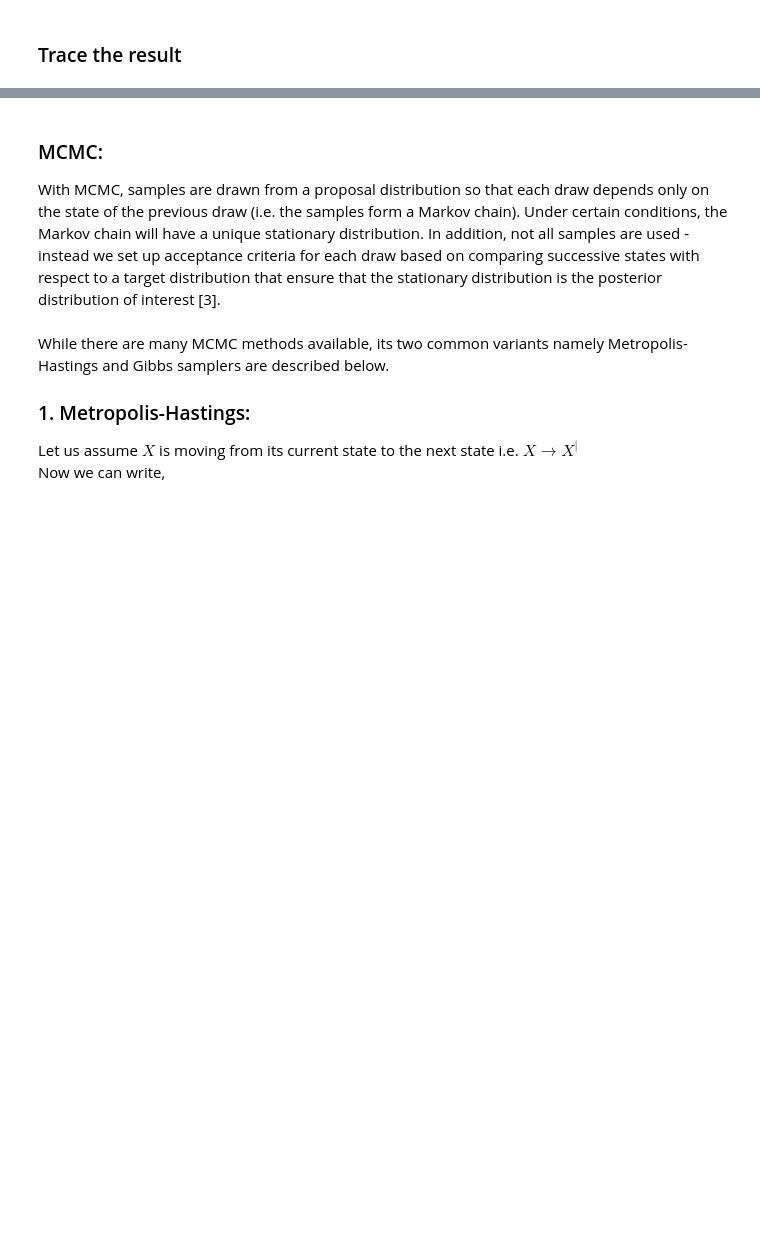
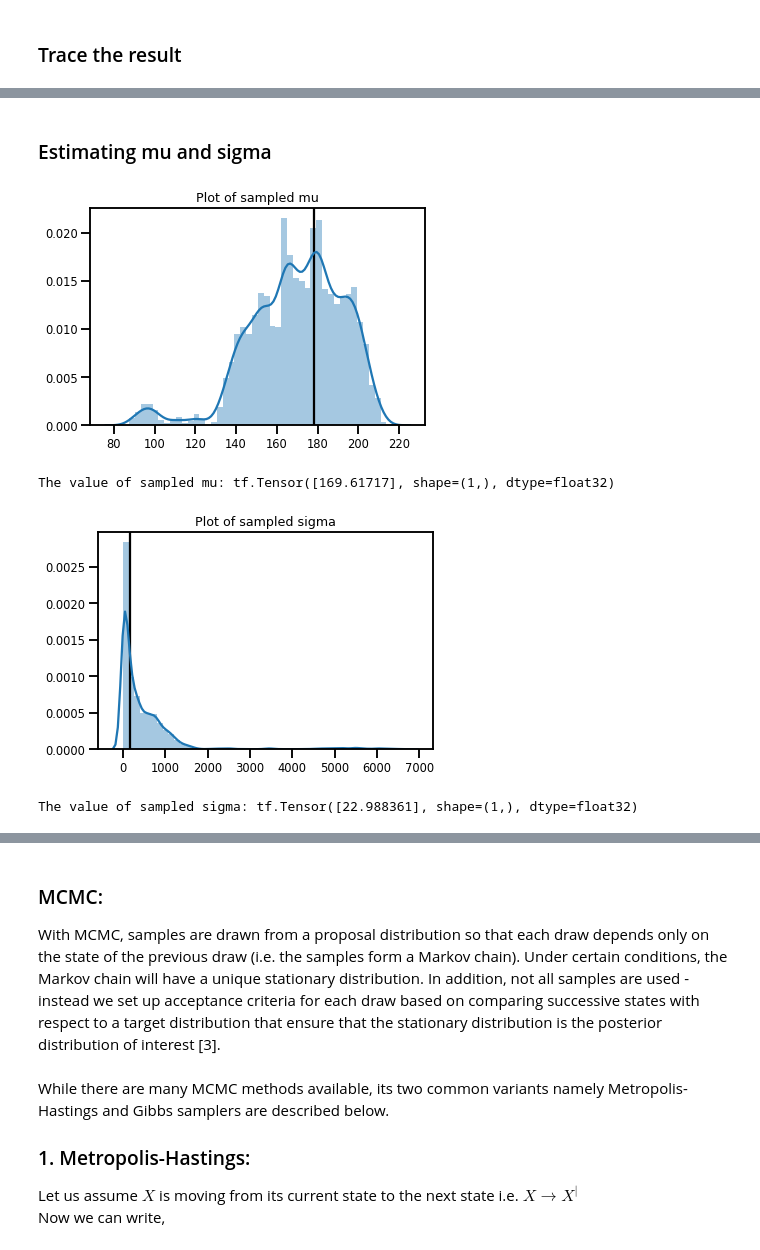
Before and after one commit to ShawnSerendipity/Probability-and-Machine-Learning-in-Tensorflow, a Jupyter notebook: 4.1 MCMC.ipynb, the cells around one changed output, grey strips where cells are left out. Cells and saved outputs as stored; diff of their text form; code cells hidden in the pictures; blank space fills up the shorter version.

```diff
--- a/4.1 MCMC.ipynb
+++ b/4.1 MCMC.ipynb
@@ -227,3 +204,36 @@ plt.show()
+# %% [markdown]
+### Estimating mu and sigma
+# %%
+# Plotting sampled mu
+plt.title('Plot of sampled mu')
+sns.distplot(sampled_posterior)
+ymax = plt.ylim()[1]
+plt.vlines(true_mu, 0, ymax)
+plt.ylim(0, ymax)
+plt.show()
+
+# Calculating sampled mu
+sampled_mu = tf.reduce_mean(sampled_posterior, axis=0)
+print("The value of sampled mu:", sampled_mu)
+
+# Plotting sampled sigma
+plt.title('Plot of sampled sigma')
+sns.distplot(tf.math.squared_difference(sampled_posterior, sampled_mu))
+ymax = plt.ylim()[1]
+plt.vlines(true_mu, 0, ymax)
+plt.ylim(0, ymax)
+plt.show()
+
+# Calculating sampled sigma
+sampled_sigma = tf.sqrt(tf.reduce_mean(
+    tf.math.squared_difference(sampled_posterior, sampled_mu),
+    axis=0))
+print("The value of sampled sigma:", sampled_sigma)
+# %% [output]
+[figure, added]
+The value of sampled mu: tf.Tensor([169.61717], shape=(1,), dtype=float32)
+[figure, added]
+The value of sampled sigma: tf.Tensor([22.988361], shape=(1,), dtype=float32)
 # %% [markdown]
 ## Markov Chain Analysis
 
```
Also changed, not shown: parts of 15 cells of this notebook.
